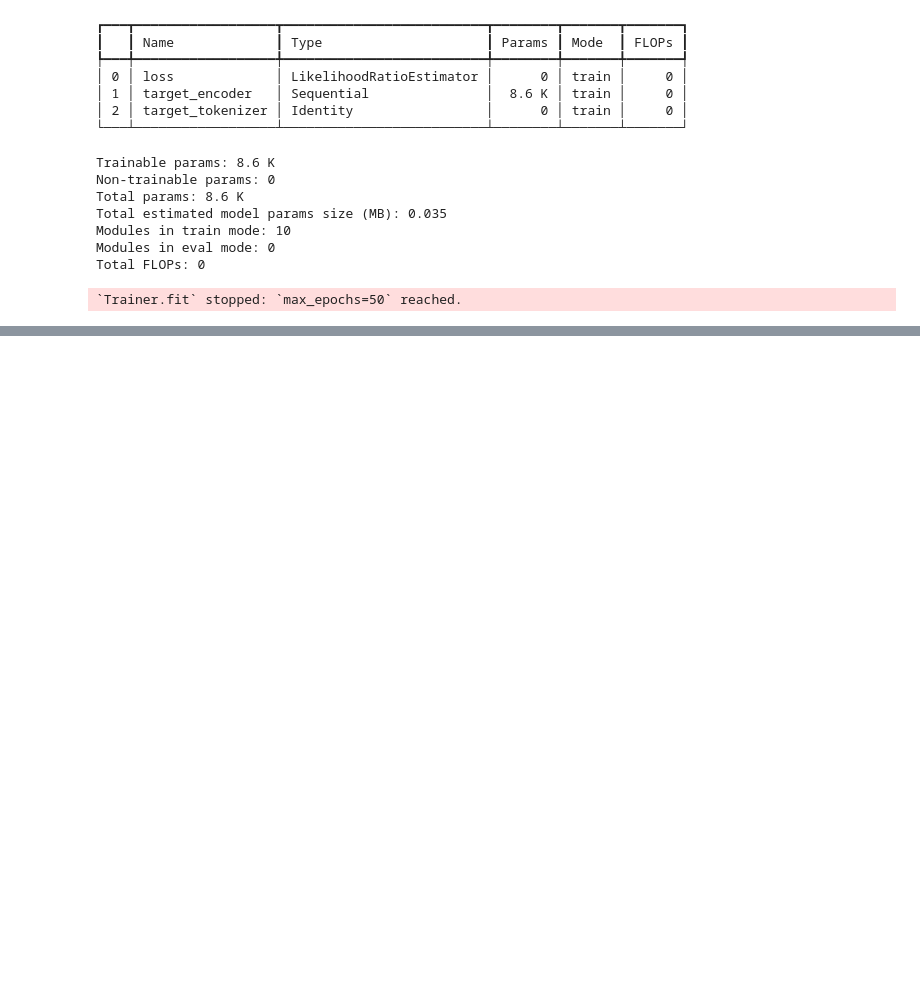
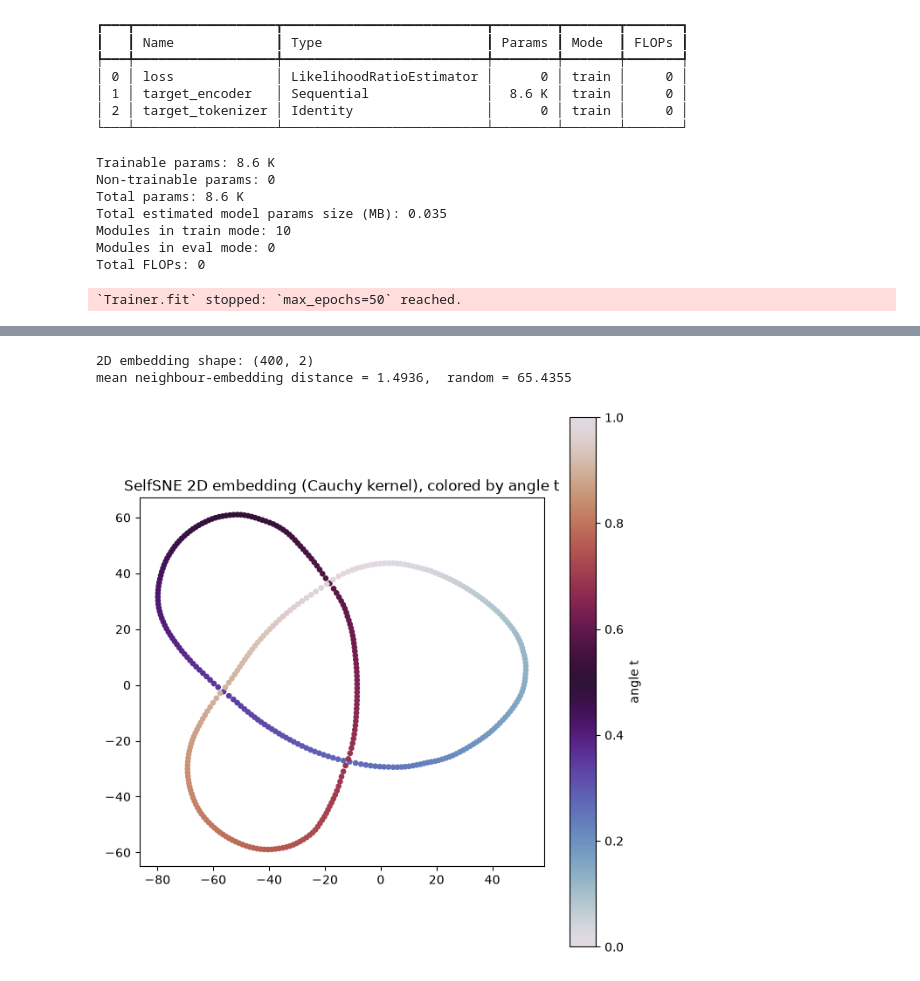
Before and after one commit to jgraving/selfsne, a Jupyter notebook: notebooks/basic_selfsne.ipynb, the cells around one changed output, grey strips where cells are left out. Drawn from its saved outputs; the diff is of its cells as text; code cells hidden in the pictures; blank space fills up the shorter version.

```diff
--- a/notebooks/basic_selfsne.ipynb
+++ b/notebooks/basic_selfsne.ipynb
@@ -190,0 +370,30 @@ plt.show()
+# %%
+import numpy as np
+model_e.eval()
+with torch.no_grad():
+    emb, _, _, _ = model_e.get_embeddings(X, X, None)
+    emb = emb.numpy()
+print("2D embedding shape:", emb.shape)
+
+# quantitative check: neighbours along the loop (t) should sit much closer than random pairs
+d_neigh = np.linalg.norm(np.roll(emb, -1, axis=0) - emb, axis=1).mean()
+rng = np.random.default_rng(0)
+ii, jj = rng.integers(0, emb.shape[0], size=4000), rng.integers(0, emb.shape[0], size=4000)
+d_rand = np.linalg.norm(emb[ii] - emb[jj], axis=1).mean()
+print(f"mean neighbour-embedding distance = {d_neigh:.4f},  random = {d_rand:.4f}")
+
+import matplotlib
+import matplotlib.pyplot as plt
+
+fig, ax = plt.subplots(figsize=(6.5, 6.5))
+sc = ax.scatter(emb[:, 0], emb[:, 1], c=t.numpy() / (2 * np.pi), cmap="twilight",
+                s=14, vmin=0, vmax=1)
+ax.set_aspect("equal")
+ax.set_title("SelfSNE 2D embedding (Cauchy kernel), colored by angle t")
+fig.colorbar(sc, ax=ax, label="angle t")
+fig.tight_layout()
+plt.show()
+# %% [output]
+2D embedding shape: (400, 2)
+mean neighbour-embedding distance = 1.4936,  random = 65.4355
+[figure, added]
```
Also changed, not shown: parts of 7 cells of this notebook.
